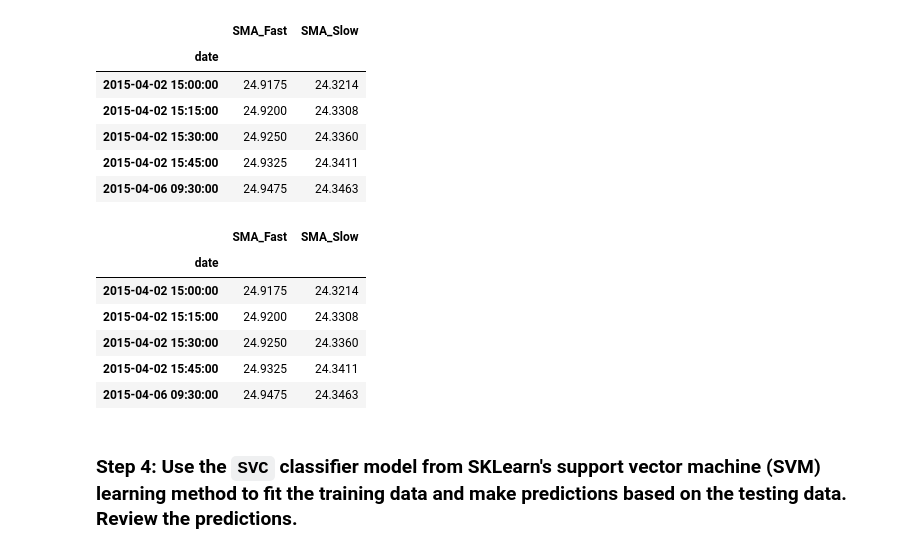
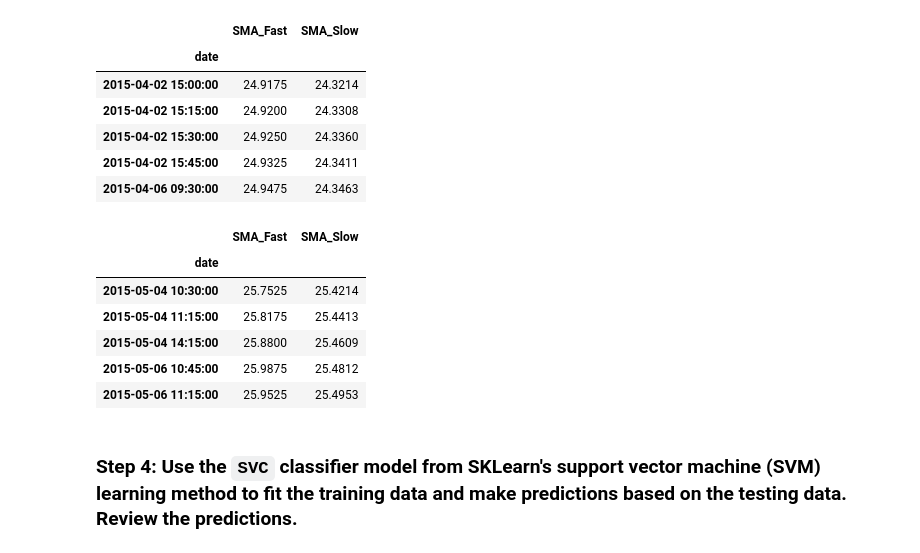
Before and after one commit to ScientiaCapital/Machine-Learning-AlgoTrading, a Jupyter notebook: machine_learning_trading_bot.ipynb, the cells around one changed output. Cells and saved outputs as stored; diff of their text form; code cells hidden in the pictures.

```diff
--- a/machine_learning_trading_bot.ipynb
+++ b/machine_learning_trading_bot.ipynb
@@ -265,7 +272,7 @@ print(training_begin)
 2015-04-02 15:00:00
 # %%
 # Select the ending period for the training data with an offset of 3 months
-training_end = X.index.min() + DateOffset(months=3)
+training_end = X.index.min() + DateOffset(months=1)
 
 # Display the training end date
 print(training_end)
@@ -289,18 +296,18 @@ X_train.head()
 # %%
 # Generate the X_test and y_test DataFrames
 X_test = X.loc[training_end+DateOffset(hours=1):]
 y_test = y.loc[training_end+DateOffset(hours=1):]
 
 # Review the X_test DataFrame
-X_train.head()
+X_test.head()
 # %% [output]
 |  | SMA_Fast | SMA_Slow |
 | date |  |  |
-| 2015-04-02 15:00:00 | 24.9175 | 24.3214 |
-| 2015-04-02 15:15:00 | 24.9200 | 24.3308 |
-| 2015-04-02 15:30:00 | 24.9250 | 24.3360 |
-| 2015-04-02 15:45:00 | 24.9325 | 24.3411 |
-| 2015-04-06 09:30:00 | 24.9475 | 24.3463 |
+| 2015-05-04 10:30:00 | 25.7525 | 25.4214 |
+| 2015-05-04 11:15:00 | 25.8175 | 25.4413 |
+| 2015-05-04 14:15:00 | 25.8800 | 25.4609 |
+| 2015-05-06 10:45:00 | 25.9875 | 25.4812 |
+| 2015-05-06 11:15:00 | 25.9525 | 25.4953 |
 # %%
 # Scale the features DataFrames
 
```
Also changed, not shown: parts of 6 cells of this notebook.
